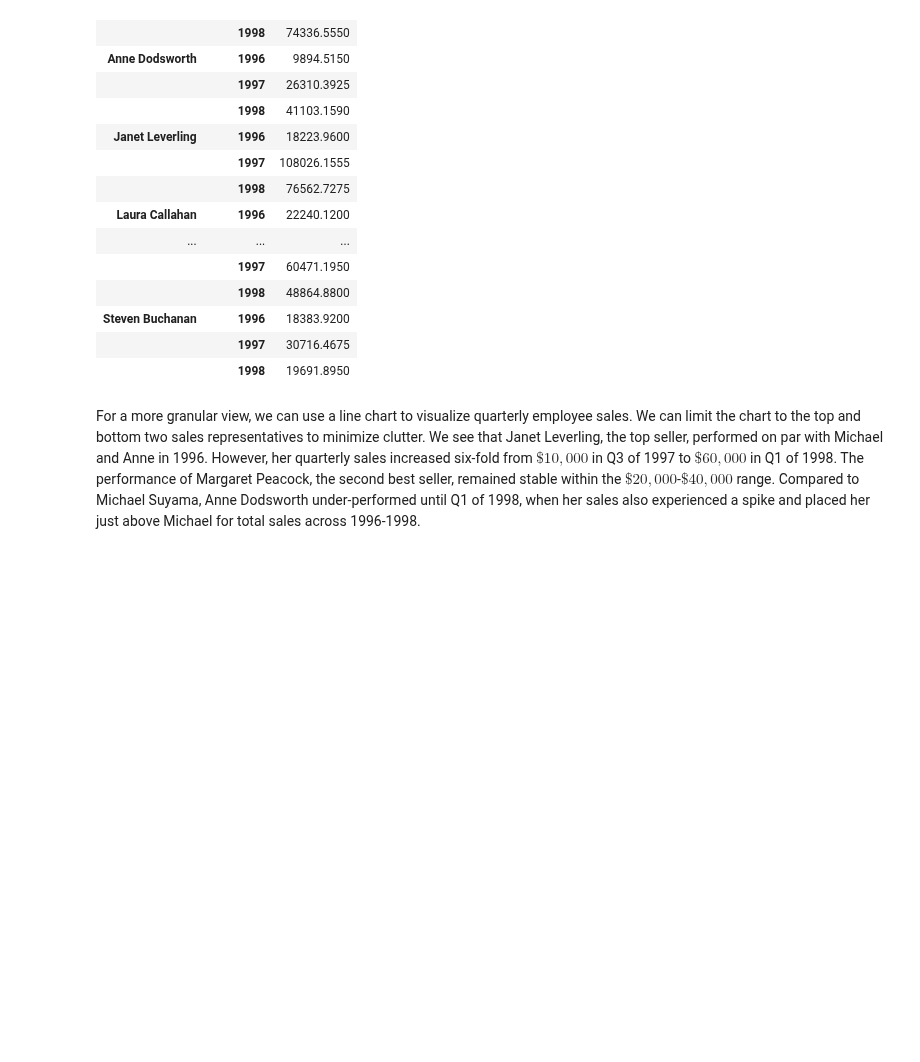
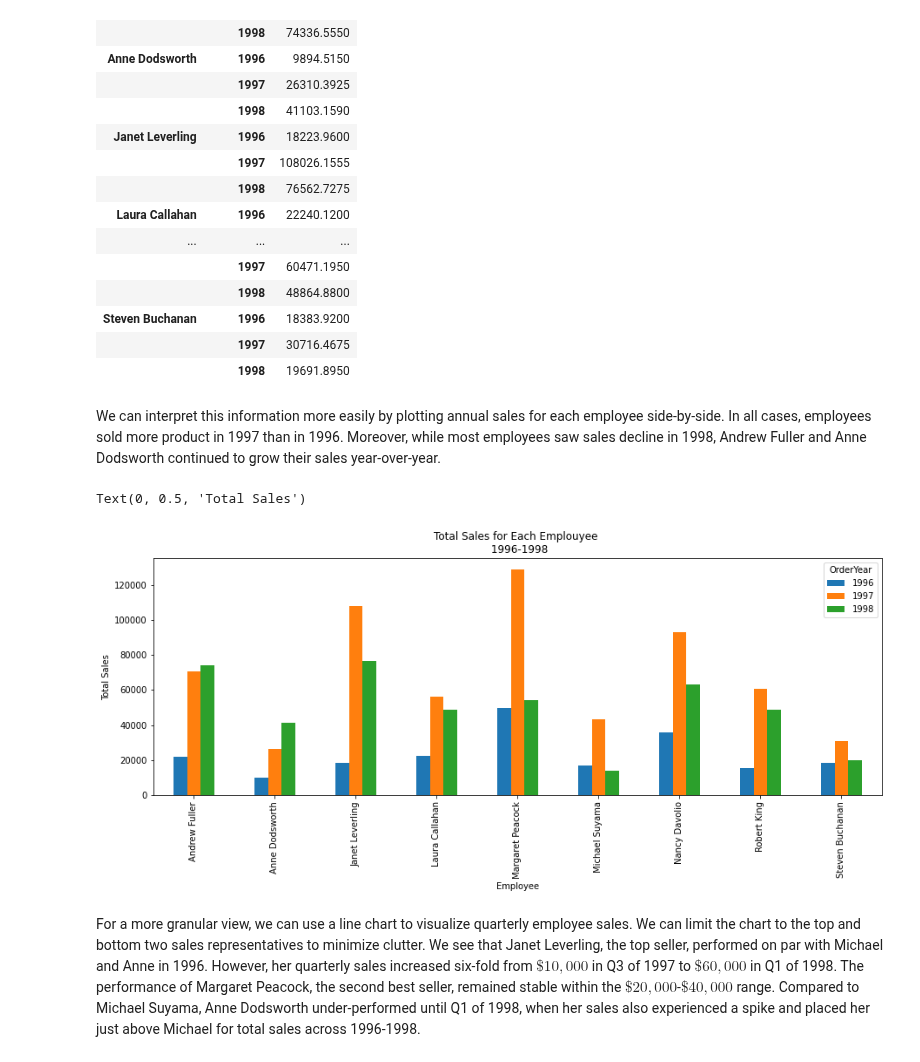
Before and after one commit to xaviergenelin/Big-Data-Project, a Jupyter notebook: Group_13_Part_2.ipynb, the cells around one changed output. Cells and saved outputs as stored; diff of their text form; code cells hidden in the pictures; blank space fills up the shorter version.

Commit message:
Added side-by-side bar plot

```diff
--- a/Group_13_Part_2.ipynb
+++ b/Group_13_Part_2.ipynb
@@ -240,9 +242,11 @@ orders_per_employee["OrderDate"] = pd.to_datetime(orders_per_employee["OrderDate
 orders_per_employee["OrderQuarter"] = orders_per_employee["OrderDate"].dt.to_period('Q')
 
 # Sum up sales and group by EmployeeID and OrderYear, then view the result
-orders_per_employee[["OrderYear", "TotalSale", "Employee"]] \
+annual_emp_sales = orders_per_employee[["OrderYear", "TotalSale", "Employee"]] \
                           .groupby(["Employee", "OrderYear"]) \
                           .sum("TotalSale")
+
+annual_emp_sales
 # %% [output]
 |  |  | TotalSale |
 | Employee | OrderYear |  |
@@ -262,6 +266,24 @@ orders_per_employee[["OrderYear", "TotalSale", "Employee"]] \
 | Steven Buchanan | 1996 | 18383.9200 |
 |  | 1997 | 30716.4675 |
 |  | 1998 | 19691.8950 |
+# %% [markdown]
+We can interpret this information more easily by plotting annual sales for each employee side-by-side. In all cases, employees sold more product in 1997 than in 1996. Moreover, while most employees saw sales decline in 1998, Andrew Fuller and Anne Dodsworth continued to grow their sales year-over-year.
+# %%
+# Reset index to ensure that we have a column of employee names
+annual_emp_sales_filtered = annual_emp_sales.reset_index()
+
+# Create a pivot table with "TotalSale" as value, the names of employee as the index, and the years as columns
+annual_emp_sales_pivot = pd.pivot_table(annual_emp_sales_filtered, values = "TotalSale", index="Employee", columns="OrderYear")
+
+# Plot the annual sales for each employee using a side-by-side bar plot
+annual_emp_sales_pivot.plot.bar(figsize=(15, 5))
+
+# Horizontal bar plot of top-selling products
+plt.title("Total Sales for Each Emplouyee \n 1996-1998")
+plt.ylabel("Total Sales")
+# %% [output]
+Text(0, 0.5, 'Total Sales')
+[figure, added]
 # %% [markdown]
 For a more granular view, we can use a line chart to visualize quarterly employee sales. We can limit the chart to the top and bottom two sales representatives to minimize clutter. We see that Janet Leverling, the top seller, performed on par with Michael and Anne in 1996. However, her quarterly sales increased six-fold from $\$10,000$ in Q3 of 1997 to $\$60,000$ in Q1 of 1998. The performance of Margaret Peacock, the second best seller, remained stable within the $\$20,000$-$\$40,000$ range. Compared to Michael Suyama, Anne Dodsworth under-performed until Q1 of 1998, when her sales also experienced a spike and placed her just above Michael for total sales across 1996-1998.
 # %%
```
Also changed, not shown: parts of 4 cells of this notebook, 1 other file.
